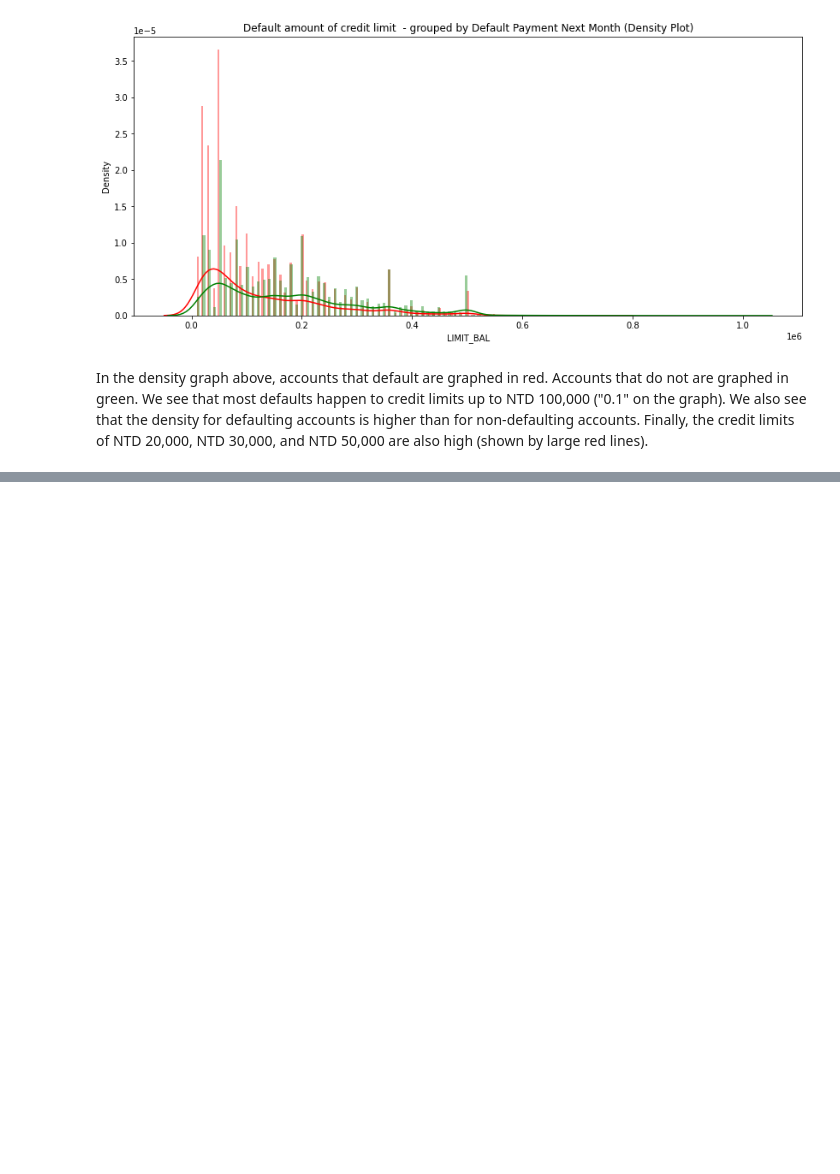
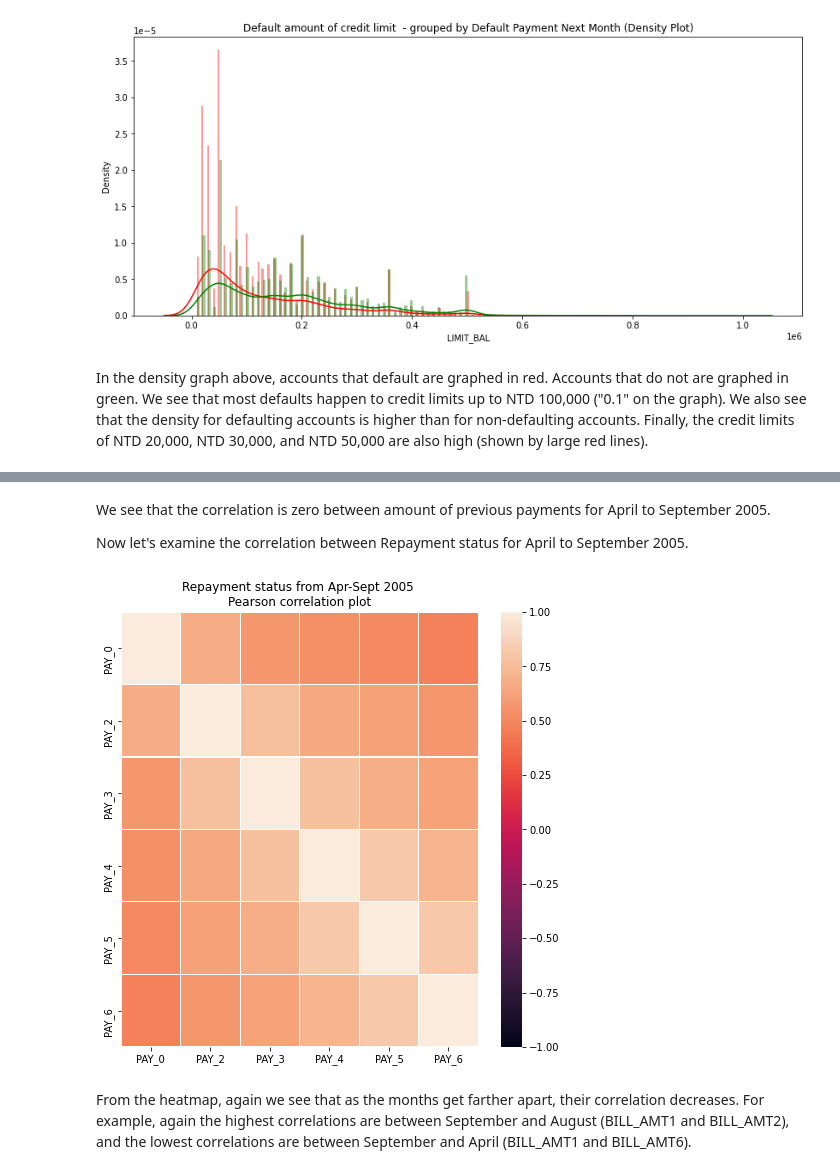
Before and after one commit to swingdancer777/Credit-Card-Default-Analysis-Project, a Jupyter notebook: Credit_Card_Default_Data_Exploratory_Data_Analysis.ipynb, the cells around one changed output, grey strips where cells are left out. Saved outputs shown, nothing was run; the diff lists cells and outputs as text; code cells hidden in the pictures; blank space fills up the shorter version.

```diff
--- a/Credit_Card_Default_Data_Exploratory_Data_Analysis.ipynb
+++ b/Credit_Card_Default_Data_Exploratory_Data_Analysis.ipynb
@@ -283,0 +340,16 @@ In the density graph above, accounts that default are graphed in red. Accounts t
+# %% [markdown]
+We see that the correlation is zero between amount of previous payments for April to September 2005.
+
+Now let's examine the correlation between Repayment status for April to September 2005.
+# %%
+variables2 = ['PAY_0','PAY_2', 'PAY_3', 'PAY_4', 'PAY_5', 'PAY_6']
+
+plt.figure(figsize = (8,8))
+plt.title('Repayment status from Apr-Sept 2005 \nPearson correlation plot')
+correlation2 = credit_df[variables2].corr()
+sns.heatmap(correlation2,xticklabels=correlation2.columns,yticklabels=correlation2.columns,linewidths=.1,vmin=-1, vmax=1)
+plt.show()
+# %% [output]
+[figure, added]
+# %% [markdown]
+From the heatmap, again we see that as the months get farther apart, their correlation decreases. For example, again the highest correlations are between September and August (BILL_AMT1 and BILL_AMT2), and the lowest correlations are between September and April (BILL_AMT1 and BILL_AMT6).
```
Also changed, not shown: parts of 40 cells of this notebook.
